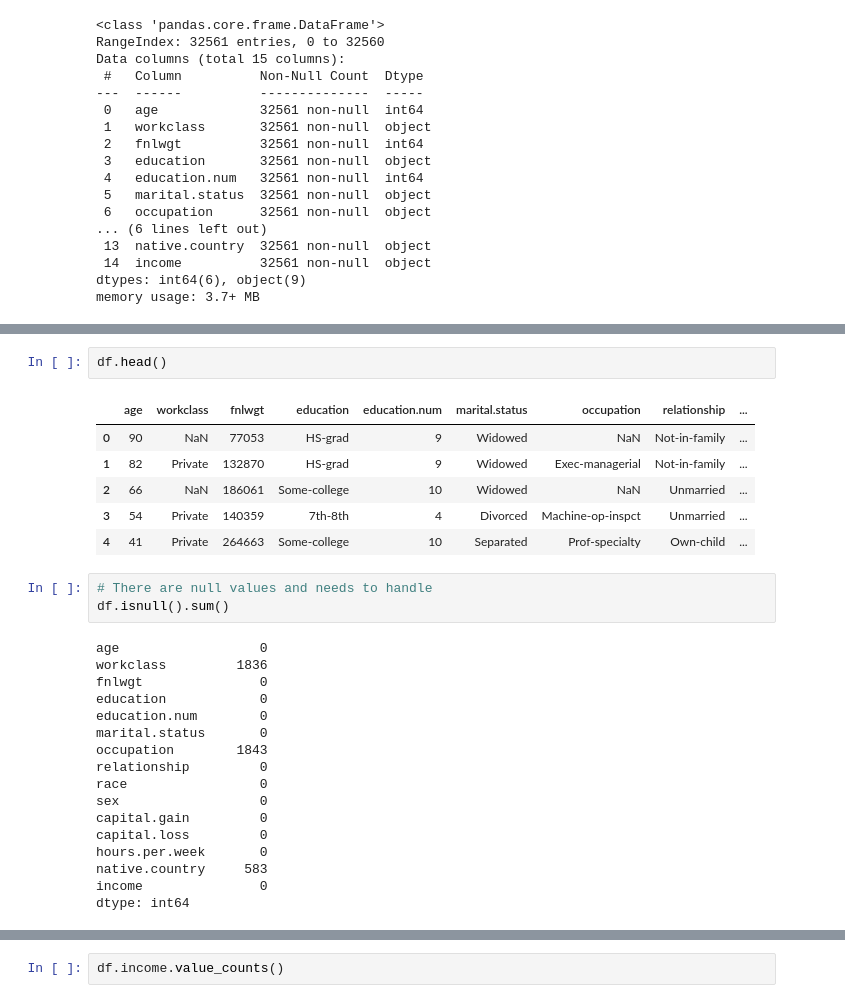
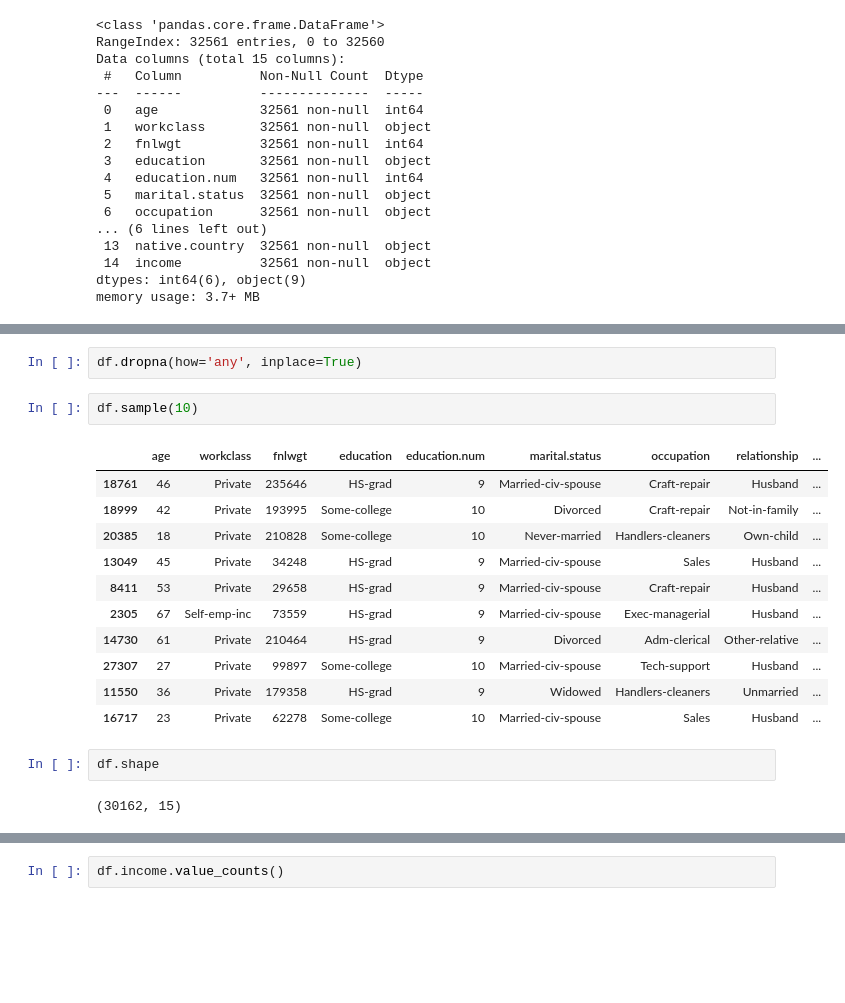
Before and after one commit to ayaramis/DataScience, a Jupyter notebook: Capstone_Project_4_Student_(Adult_Income_Prediction).ipynb, the cells around one changed output, grey strips where cells are left out. Saved outputs shown, nothing was run; the diff lists cells and outputs as text; blank space fills up the shorter version.

```diff
--- a/Capstone_Project_4_Student_(Adult_Income_Prediction).ipynb
+++ b/Capstone_Project_4_Student_(Adult_Income_Prediction).ipynb
@@ -155,29 +148,20 @@ INCOME
+# %%
+df.dropna(how='any', inplace=True)
+# %%
+df.sample(10)
+# %% [output]
+|  | age | workclass | fnlwgt | education | education.num | marital.status | occupation | relationship | ... |
+| 18761 | 46 | Private | 235646 | HS-grad | 9 | Married-civ-spouse | Craft-repair | Husband | ... |
+| 18999 | 42 | Private | 193995 | Some-college | 10 | Divorced | Craft-repair | Not-in-family | ... |
+| 20385 | 18 | Private | 210828 | Some-college | 10 | Never-married | Handlers-cleaners | Own-child | ... |
+| 13049 | 45 | Private | 34248 | HS-grad | 9 | Married-civ-spouse | Sales | Husband | ... |
+| 8411 | 53 | Private | 29658 | HS-grad | 9 | Married-civ-spouse | Craft-repair | Husband | ... |
+| 2305 | 67 | Self-emp-inc | 73559 | HS-grad | 9 | Married-civ-spouse | Exec-managerial | Husband | ... |
+| 14730 | 61 | Private | 210464 | HS-grad | 9 | Divorced | Adm-clerical | Other-relative | ... |
+| 27307 | 27 | Private | 99897 | Some-college | 10 | Married-civ-spouse | Tech-support | Husband | ... |
+| 11550 | 36 | Private | 179358 | HS-grad | 9 | Widowed | Handlers-cleaners | Unmarried | ... |
+| 16717 | 23 | Private | 62278 | Some-college | 10 | Married-civ-spouse | Sales | Husband | ... |
 # %%
-df.head()
+df.shape
 # %% [output]
-|  | age | workclass | fnlwgt | education | education.num | marital.status | occupation | relationship | ... |
-| 0 | 90 | NaN | 77053 | HS-grad | 9 | Widowed | NaN | Not-in-family | ... |
-| 1 | 82 | Private | 132870 | HS-grad | 9 | Widowed | Exec-managerial | Not-in-family | ... |
-| 2 | 66 | NaN | 186061 | Some-college | 10 | Widowed | NaN | Unmarried | ... |
-| 3 | 54 | Private | 140359 | 7th-8th | 4 | Divorced | Machine-op-inspct | Unmarried | ... |
-| 4 | 41 | Private | 264663 | Some-college | 10 | Separated | Prof-specialty | Own-child | ... |
+(30162, 15)
-# %%
-# There are null values and needs to handle
-df.isnull().sum()
-# %% [output]
-age                  0
-workclass         1836
-fnlwgt               0
-education            0
-education.num        0
-marital.status       0
-occupation        1843
-relationship         0
-race                 0
-sex                  0
-capital.gain         0
-capital.loss         0
-hours.per.week       0
-native.country     583
-income               0
-dtype: int64
```
Also changed, not shown: parts of 70 cells of this notebook.
